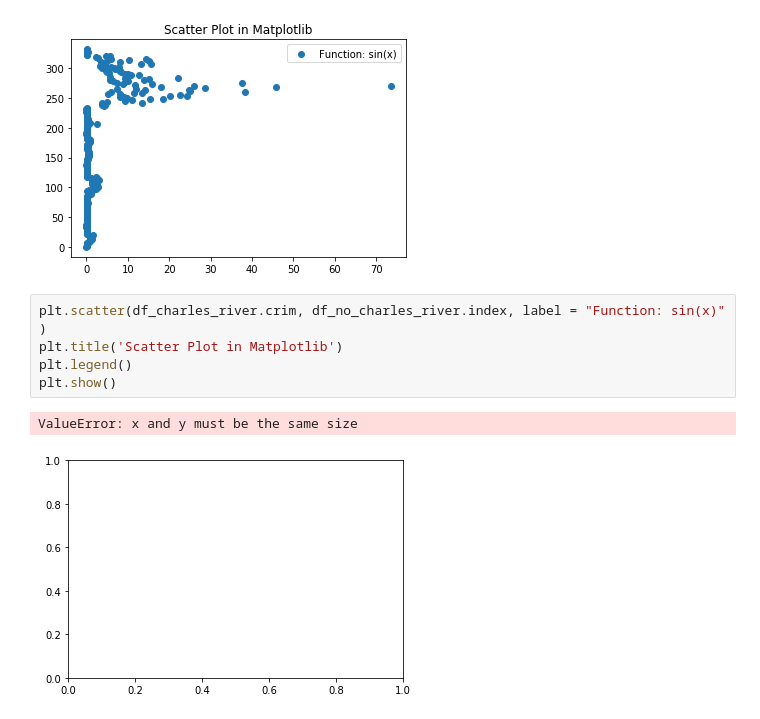
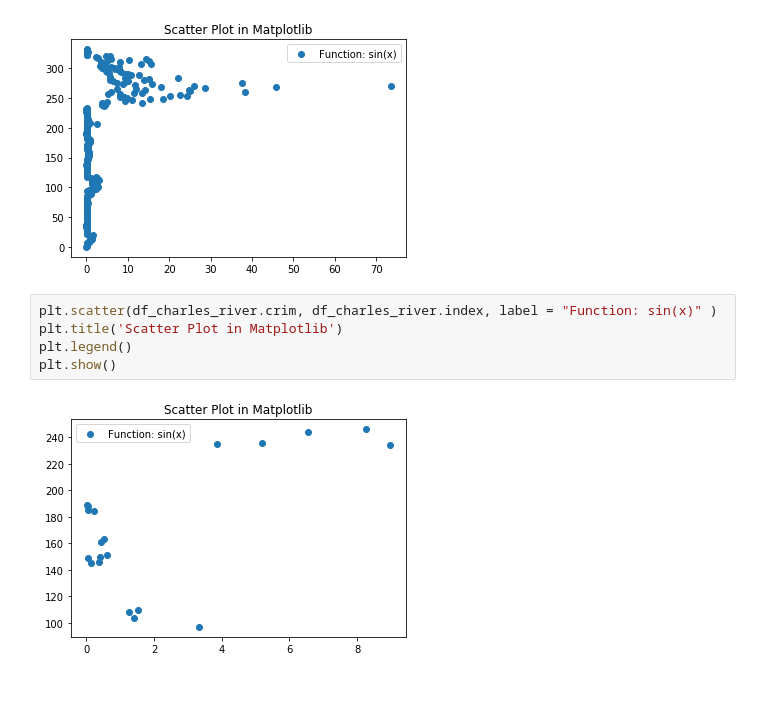
Before and after one commit to DeannaLinn/dsc-1-03-16-eda-with-pandas-using-the-boston-housing-data-lab-online-ds-sp-000, a Jupyter notebook: index.ipynb, the cells around one changed output. Drawn from its saved outputs; the diff is of its cells as text; blank space fills up the shorter version.

```diff
--- a/index.ipynb
+++ b/index.ipynb
@@ -191,10 +191,9 @@ plt.show()
 # %% [output]
 [figure]
 # %%
-plt.scatter(df_charles_river.crim, df_no_charles_river.index, label = "Function: sin(x)" )
+plt.scatter(df_charles_river.crim, df_charles_river.index, label = "Function: sin(x)" )
 plt.title('Scatter Plot in Matplotlib')
 plt.legend()
 plt.show()
 # %% [output]
-ValueError: x and y must be the same size
-[figure, old version]
+[figure, new version]
```
